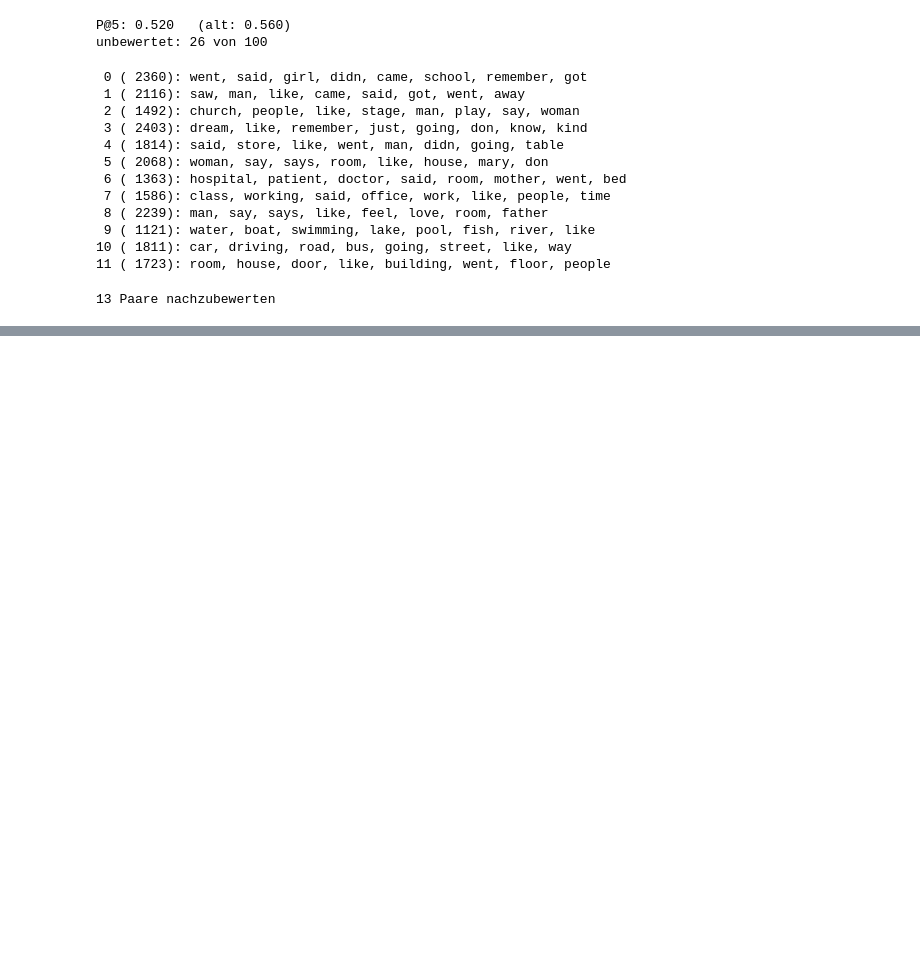
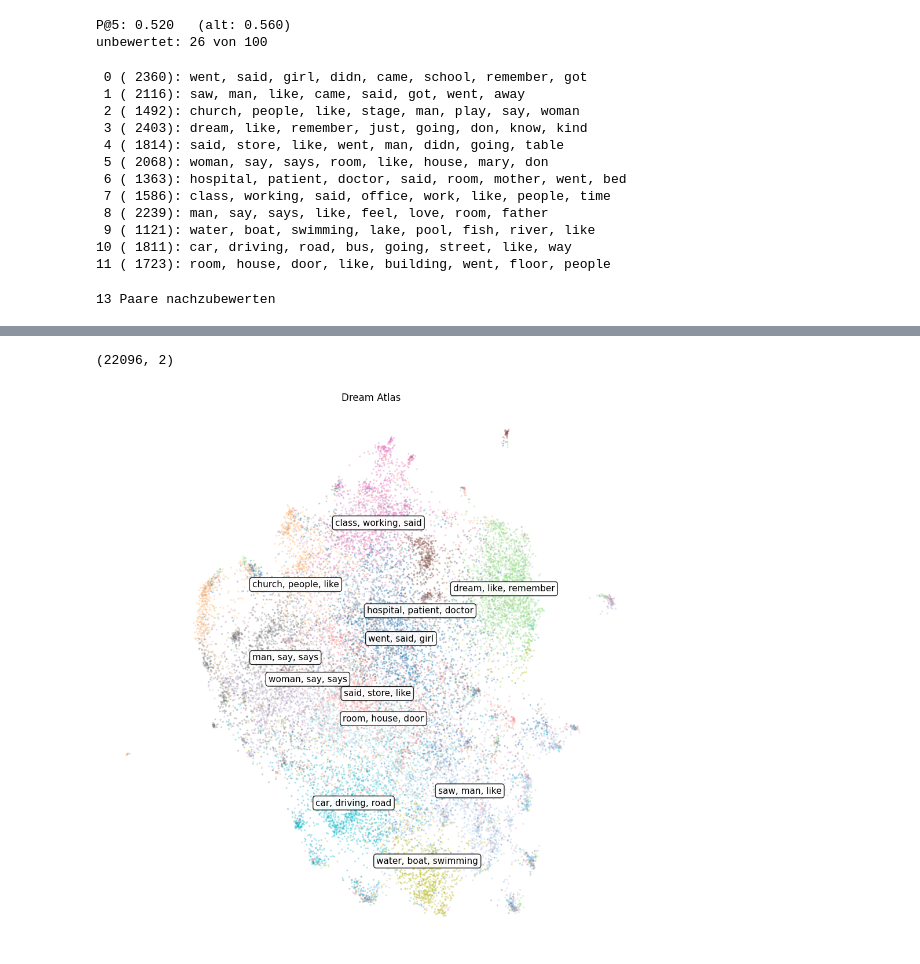
Before and after one commit to Gunnny/dream-atlas, a Jupyter notebook: notebooks/01_explore_data.ipynb, the cells around one changed output, grey strips where cells are left out. Cells and saved outputs as stored; diff of their text form; code cells hidden in the pictures; blank space fills up the shorter version.

Commit message:
M4: Gradio app, UMAP atlas, hand-named regions

```diff
--- a/notebooks/01_explore_data.ipynb
+++ b/notebooks/01_explore_data.ipynb
@@ -879,3 +879,12 @@ pd.DataFrame(neu).to_csv("judgements_neu.csv", index=False)
 print(len(neu), "Paare nachzubewerten")
 # %% [output]
 13 Paare nachzubewerten
+# %%
+ vec_clean = TfidfVectorizer(stop_words="english", min_df=2)
+X_clean = vec_clean.fit_transform(df_clean["dreams_clean"])
+terme_clean = np.array(vec_clean.get_feature_names_out())
+
+for c in range(12):
+    maske = labels2 == c
+    mittel = np.asarray(X_clean[maske].mean(axis=0)).ravel()
+    print(f"{c:2d} ({maske.sum():5d}): {', '.join(terme_clean[np.argsort(-mittel)[:8]])}")
@@ -881,0 +904,28 @@ print(len(neu), "Paare nachzubewerten")
+# %%
+reducer2 = umap.UMAP(n_components=2, n_neighbors=15, min_dist=0.1,
+                     metric="cosine", random_state=42)
+UV2 = reducer2.fit_transform(E2)
+print(UV2.shape)
+# %% [output]
+(22096, 2)
+# %%
+namen = {}
+for c in range(12):
+    maske = labels2 == c
+    mittel = np.asarray(X_clean[maske].mean(axis=0)).ravel()
+    namen[c] = ", ".join(terme_clean[np.argsort(-mittel)[:3]])
+
+plt.figure(figsize=(12, 12))
+plt.scatter(UV2[:, 0], UV2[:, 1], s=2, alpha=0.25, c=labels2, cmap="tab20")
+
+for c in range(12):
+    maske = labels2 == c
+    x, y = np.median(UV2[maske, 0]), np.median(UV2[maske, 1])
+    plt.text(x, y, namen[c], fontsize=11, ha="center",
+             bbox=dict(boxstyle="round,pad=0.3", fc="white", alpha=0.85))
+
+plt.axis("off")
+plt.title("Dream Atlas")
+plt.show()
+# %% [output]
+[figure, added]
```
Also changed, not shown: parts of 12 cells of this notebook.
